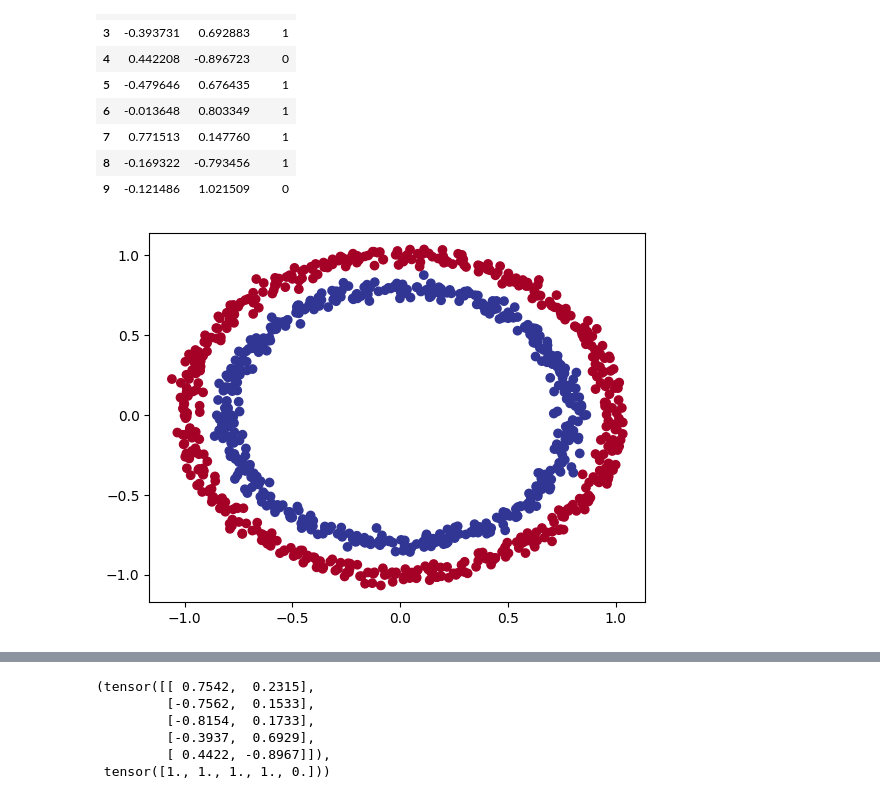
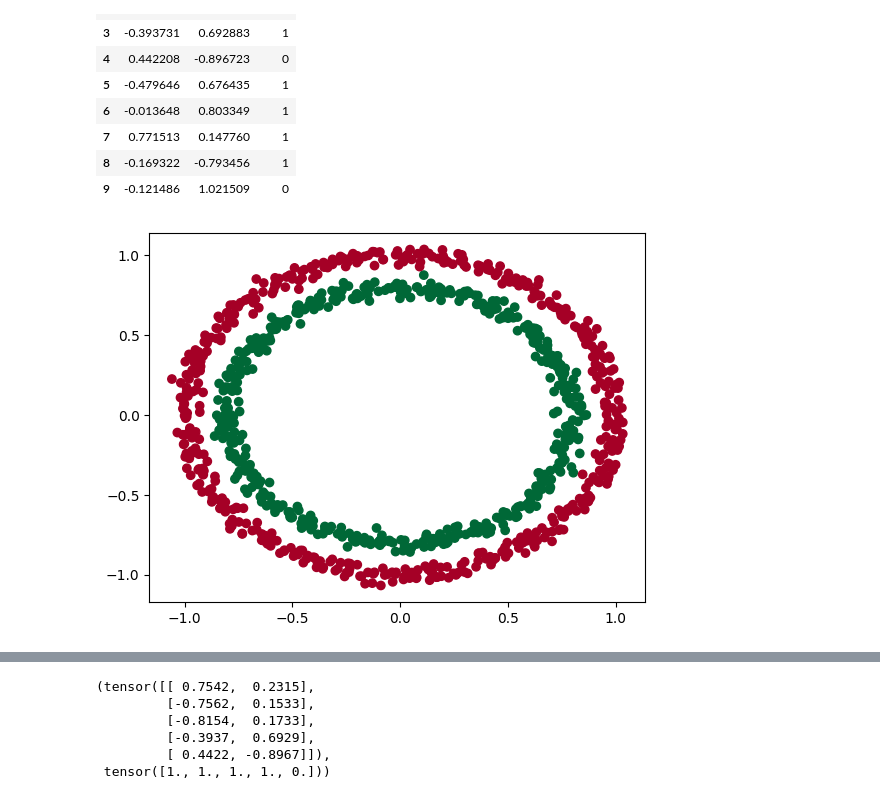
Before and after one commit to midnightoatmeal/neuralnetworks, a Jupyter notebook: classi_practice.ipynb, the cells around one changed output, grey strips where cells are left out. Saved outputs shown, nothing was run; the diff lists cells and outputs as text; code cells hidden in the pictures.

```diff
--- a/classi_practice.ipynb
+++ b/classi_practice.ipynb
@@ -10,17 +6,15 @@ torch.__version__
 # %% [output]
 '2.8.0'
 # %%
-# create a new dataset from sklearn's make_circles
+# create a new make_circles dataset from sklearn
 
-# create the samples
-n_samples = 1000
+n_smaples = 1000
 
-# create the make_circles dataset
 from sklearn.datasets import make_circles
-
-X, y = make_circles(n_samples,
+X, y = make_circles(n_smaples,
                     noise=0.03,
                     random_state=42)
+
 len(X), len(y)
 # %% [output]
 (1000, 1000)
@@ -55,13 +49,13 @@ circles.head(10)
 | 8 | -0.169322 | -0.793456 | 1 |
 | 9 | -0.121486 | 1.021509 | 0 |
 # %%
-# visualize the data using matplotlib
+# visualize the data
 
 import matplotlib.pyplot as plt
 
 plt.scatter(x=X[:, 0],
             y=X[:, 1],
             c=y,
-            cmap=plt.cm.RdYlBu);
+            cmap=plt.cm.RdYlGn);
 # %% [output]
-[figure, old version]
+[figure, new version]
```
Also changed, not shown: parts of 7 cells of this notebook, 1 other file.
